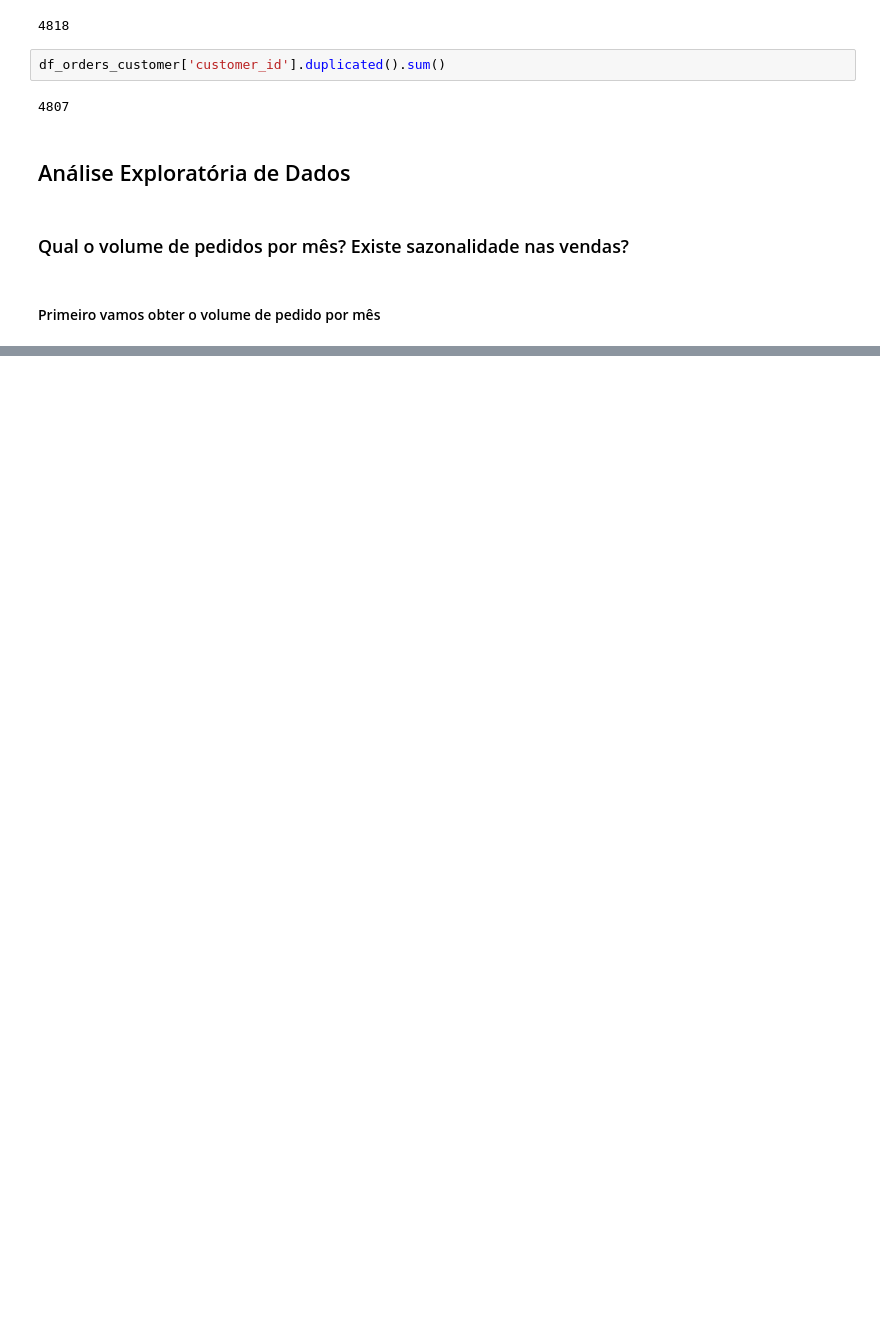
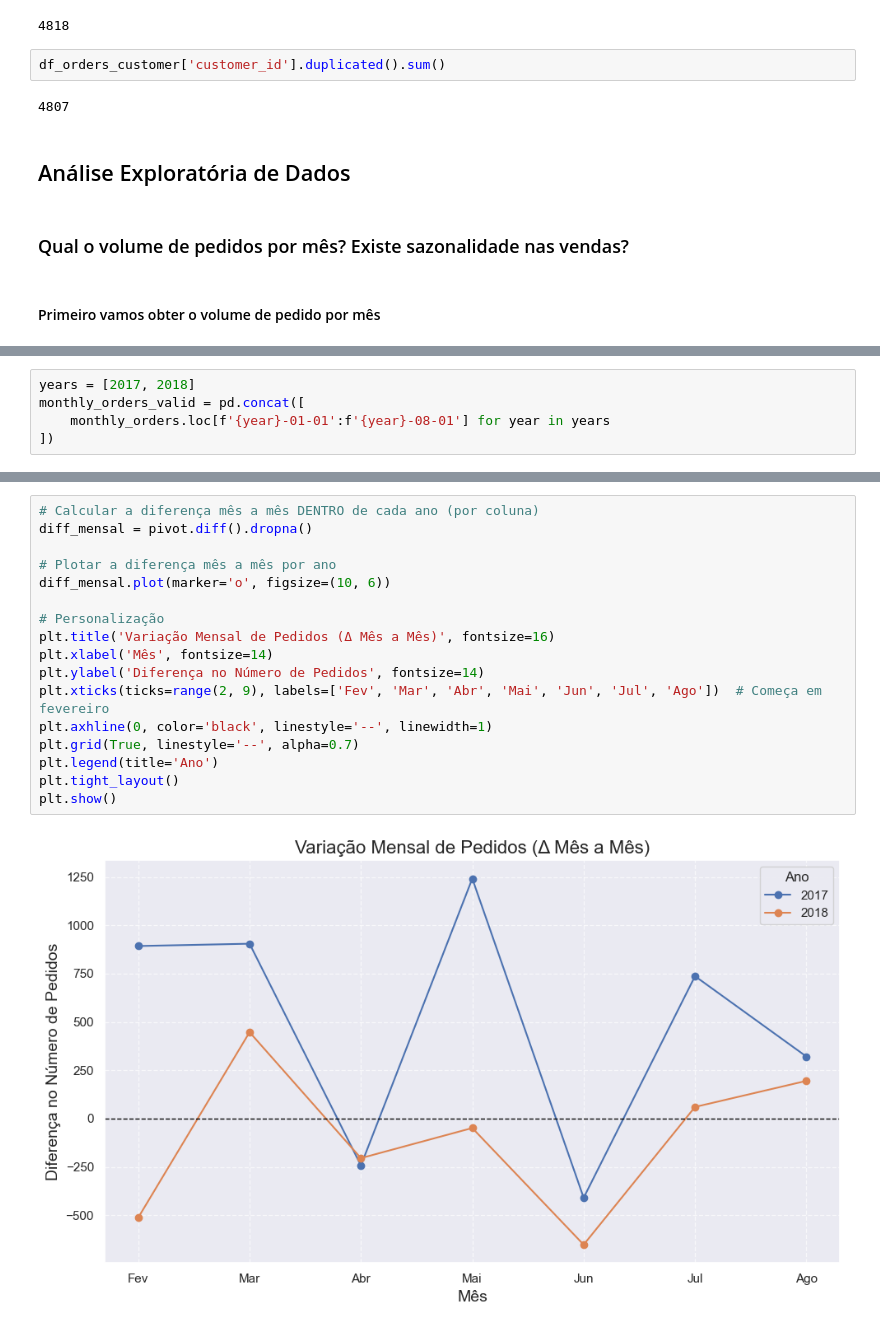
Before and after one commit to marcello10/triggo-ai-olist, a Jupyter notebook: analyses-olist.ipynb, the cells around one changed output, grey strips where cells are left out. Drawn from its saved outputs; the diff is of its cells as text; blank space fills up the shorter version.

```diff
--- a/analyses-olist.ipynb
+++ b/analyses-olist.ipynb
@@ -705,0 +688,5 @@ dtype: int64
+# %%
+years = [2017, 2018]
+monthly_orders_valid = pd.concat([
+    monthly_orders.loc[f'{year}-01-01':f'{year}-08-01'] for year in years
+])
@@ -705,0 +714,19 @@ dtype: int64
+# %%
+# Calcular a diferença mês a mês DENTRO de cada ano (por coluna)
+diff_mensal = pivot.diff().dropna()
+
+# Plotar a diferença mês a mês por ano
+diff_mensal.plot(marker='o', figsize=(10, 6))
+
+# Personalização
+plt.title('Variação Mensal de Pedidos (Δ Mês a Mês)', fontsize=16)
+plt.xlabel('Mês', fontsize=14)
+plt.ylabel('Diferença no Número de Pedidos', fontsize=14)
+plt.xticks(ticks=range(2, 9), labels=['Fev', 'Mar', 'Abr', 'Mai', 'Jun', 'Jul', 'Ago'])  # Começa em fevereiro
+plt.axhline(0, color='black', linestyle='--', linewidth=1)
+plt.grid(True, linestyle='--', alpha=0.7)
+plt.legend(title='Ano')
+plt.tight_layout()
+plt.show()
+# %% [output]
+[figure, added]
```
Also changed, not shown: parts of 14 cells of this notebook.
